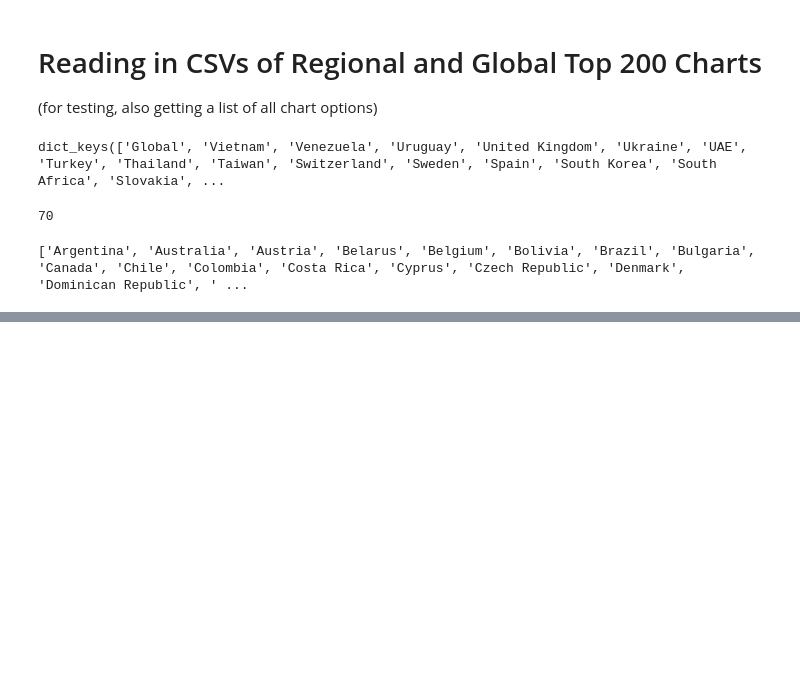
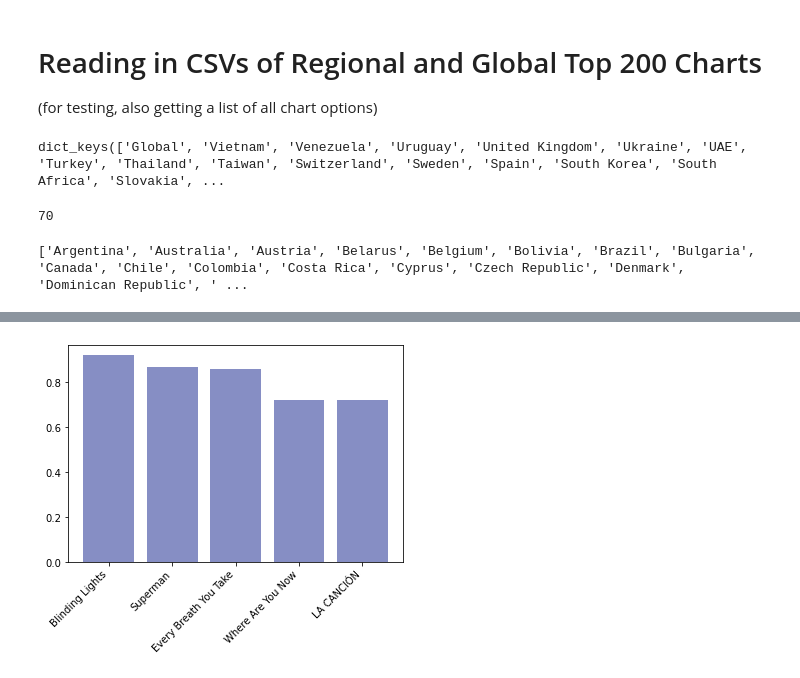
Before and after one commit to Flores-Kevin/rage-against-machine-learning, a Jupyter notebook: building_functions.ipynb, the cells around one changed output, grey strips where cells are left out. Cells and saved outputs as stored; diff of their text form; code cells hidden in the pictures; blank space fills up the shorter version.

Commit message:
adding bar chart

```diff
--- a/building_functions.ipynb
+++ b/building_functions.ipynb
@@ -311,3 +312,7 @@ dropdown_list.sort(reverse=False)
 print(dropdown_list)
 # %% [output]
 ['Argentina', 'Australia', 'Austria', 'Belarus', 'Belgium', 'Bolivia', 'Brazil', 'Bulgaria', 'Canada', 'Chile', 'Colombia', 'Costa Rica', 'Cyprus', 'Czech Republic', 'Denmark', 'Dominican Republic', ' ...
+# %%
+df_for_bar = recommendSongs(search_track,search_artist,region)
+bar_df = df_for_bar[['Track Name','Similarity Score']]
+bar_df
@@ -313,0 +326,7 @@ print(dropdown_list)
+# %%
+plt.bar(bar_df['Track Name'],bar_df['Similarity Score'], color='#868ec4')
+plt.xticks(rotation=45, ha='right')
+plt.savefig('resources/bar.png',dpi=600)
+plt.show()
+# %% [output]
+[figure, added]
```
Also changed, not shown: parts of 2 cells of this notebook, 1 other file.
